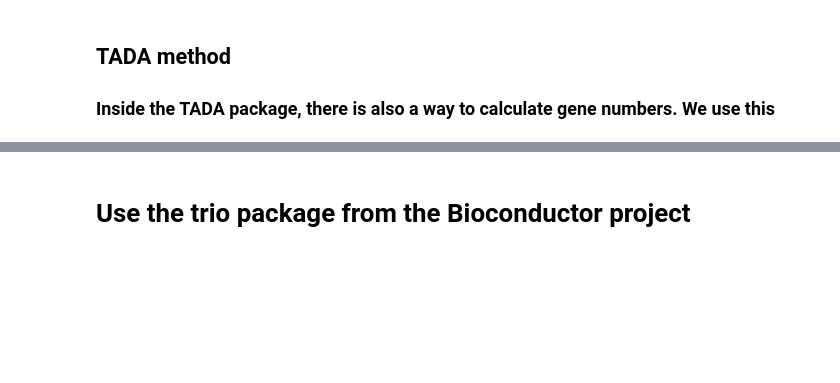
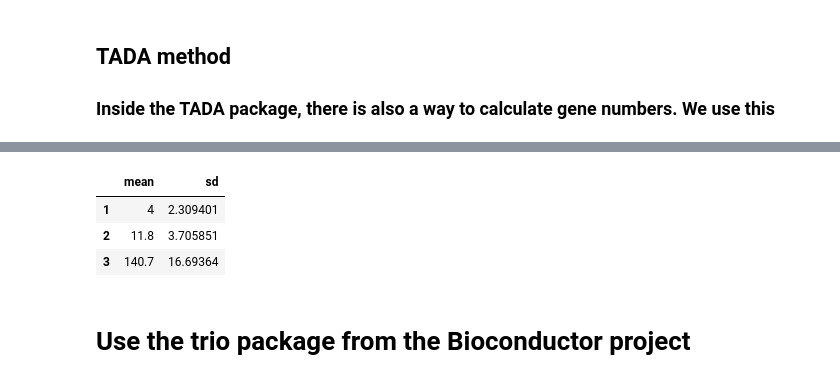
Before and after one commit to hoangtn/extTADA, a Jupyter notebook: test_count_genes.ipynb, the cells around one changed output, grey strips where cells are left out. Saved outputs shown, nothing was run; the diff lists cells and outputs as text; code cells hidden in the pictures; blank space fills up the shorter version.

```diff
--- a/test_count_genes.ipynb
+++ b/test_count_genes.ipynb
@@ -220,3 +224,10 @@ plot(N, powerAll$mean, type = 'both')
+# %%
+powerAll
+# %% [output]
+|  | mean | sd |
+| 1 | 4 | 2.309401 |
+| 2 | 11.8 | 3.705851 |
+| 3 | 140.7 | 16.69364 |
 # %% [markdown]
 # Use the trio package from the Bioconductor project
 # %%
```
Also changed, not shown: parts of 4 cells of this notebook.
